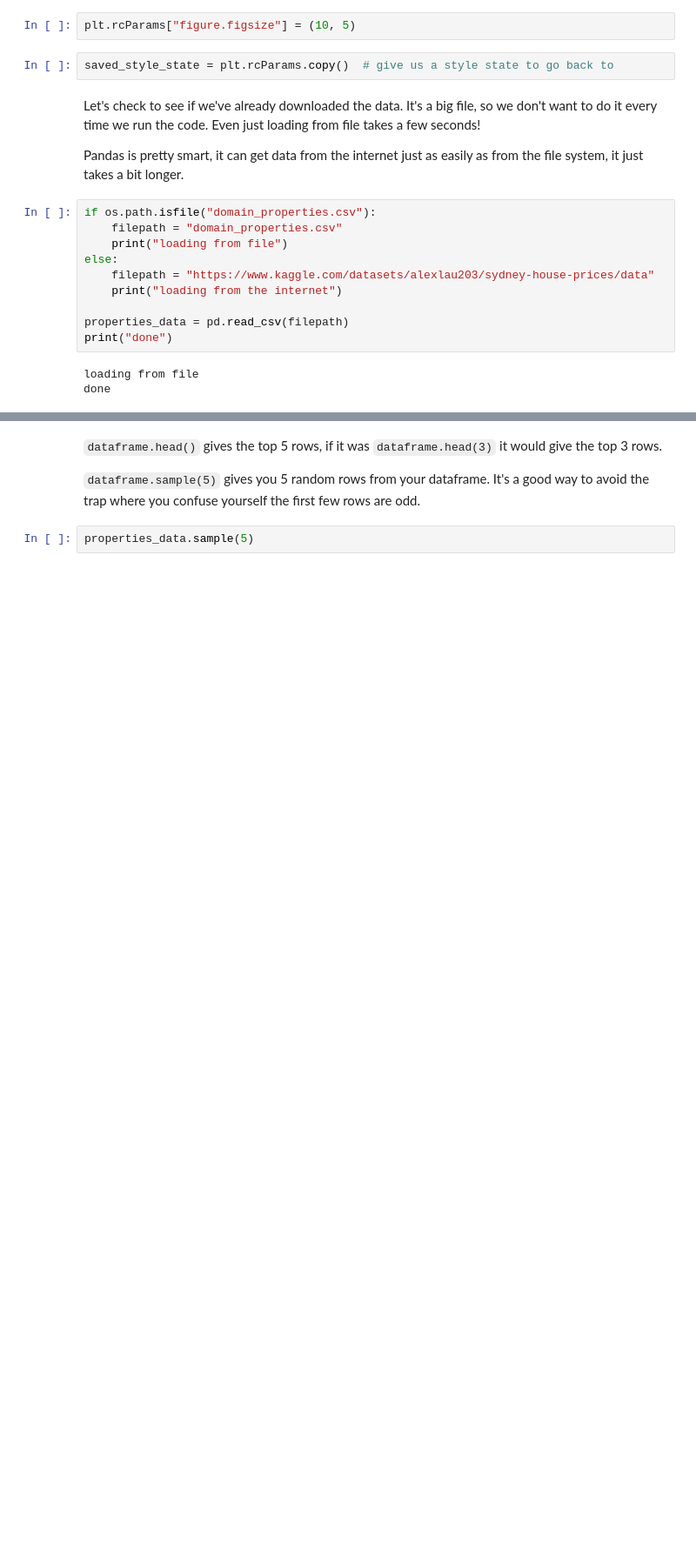
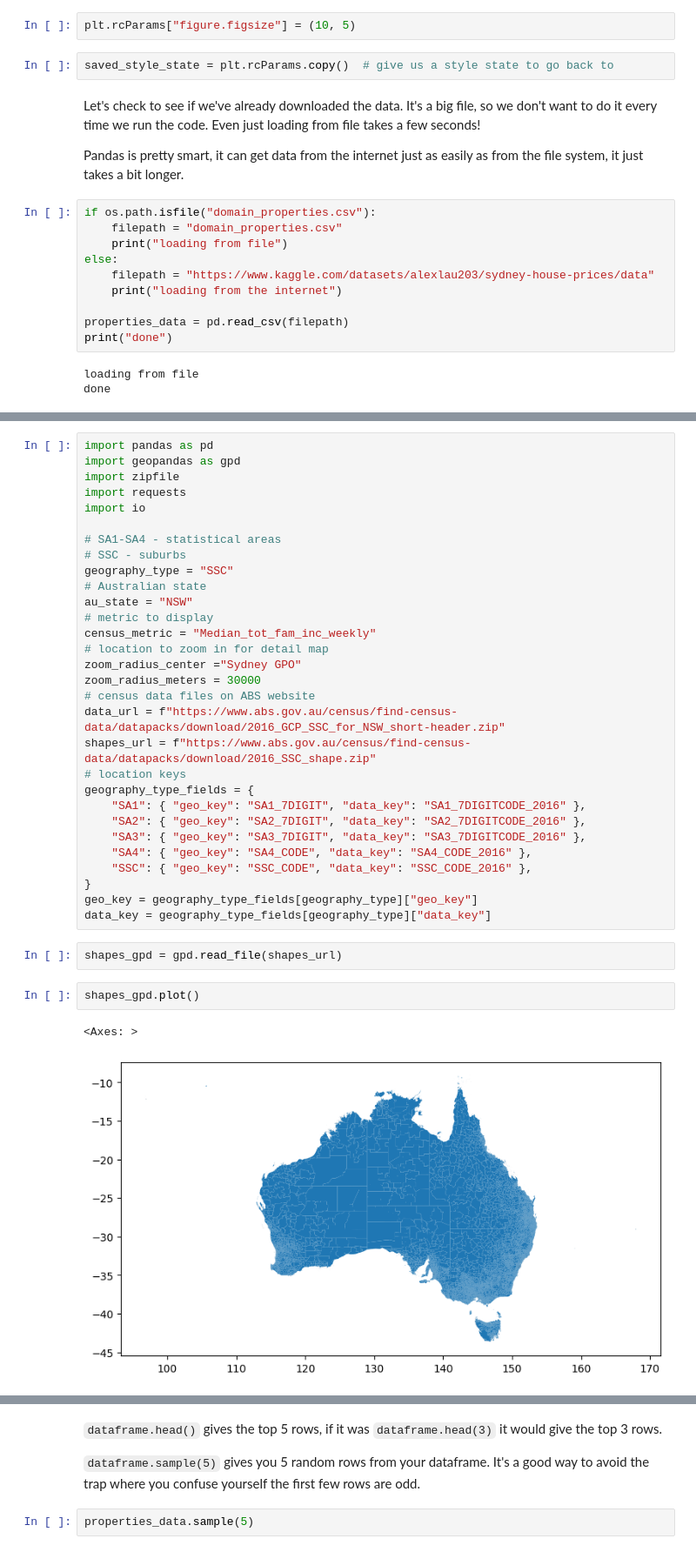
Before and after one commit to SusanUyen/Sydneyhousingdata, a Jupyter notebook: basic_pandas copy.ipynb, the cells around one changed output, grey strips where cells are left out. Shown at 87% size. Saved outputs shown, nothing was run; the diff lists cells and outputs as text; blank space fills up the shorter version.

```diff
--- a/basic_pandas copy.ipynb
+++ b/basic_pandas copy.ipynb
@@ -128,0 +73,37 @@ The dataset does not contain the necessary columns ('suburb_lat', 'suburb_lng',
+# %%
+import pandas as pd
+import geopandas as gpd
+import zipfile
+import requests
+import io
+
+# SA1-SA4 - statistical areas
+# SSC - suburbs
+geography_type = "SSC"
+# Australian state
+au_state = "NSW"
+# metric to display
+census_metric = "Median_tot_fam_inc_weekly"
+# location to zoom in for detail map
+zoom_radius_center ="Sydney GPO"
+zoom_radius_meters = 30000
+# census data files on ABS website
+data_url = f"https://www.abs.gov.au/census/find-census-data/datapacks/download/2016_GCP_SSC_for_NSW_short-header.zip"
+shapes_url = f"https://www.abs.gov.au/census/find-census-data/datapacks/download/2016_SSC_shape.zip"
+# location keys
+geography_type_fields = {
+    "SA1": { "geo_key": "SA1_7DIGIT", "data_key": "SA1_7DIGITCODE_2016" },
+    "SA2": { "geo_key": "SA2_7DIGIT", "data_key": "SA2_7DIGITCODE_2016" },
+    "SA3": { "geo_key": "SA3_7DIGIT", "data_key": "SA3_7DIGITCODE_2016" },
+    "SA4": { "geo_key": "SA4_CODE", "data_key": "SA4_CODE_2016" },
+    "SSC": { "geo_key": "SSC_CODE", "data_key": "SSC_CODE_2016" },
+}
+geo_key = geography_type_fields[geography_type]["geo_key"]
+data_key = geography_type_fields[geography_type]["data_key"]
+# %%
+shapes_gpd = gpd.read_file(shapes_url)
+# %%
+shapes_gpd.plot()
+# %% [output]
+<Axes: >
+[figure, added]
```
Also changed, not shown: parts of 100 cells of this notebook, 4 other files.
